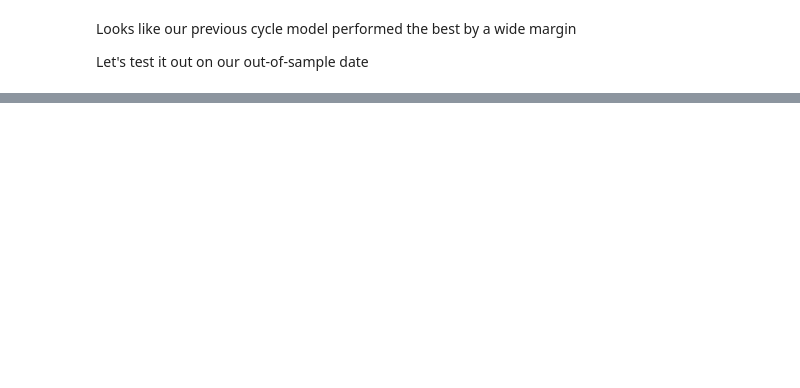
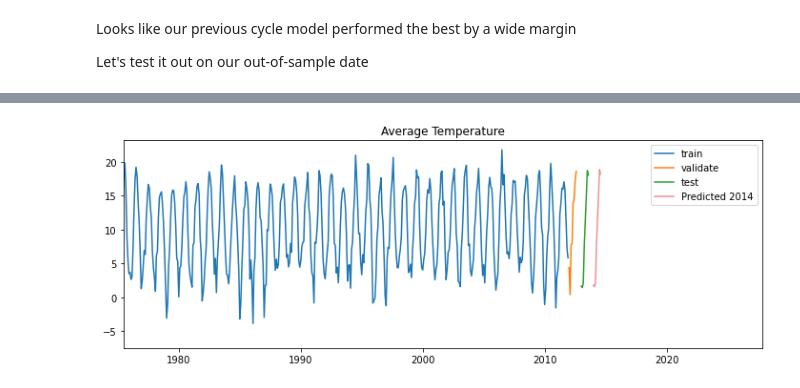
Before and after one commit to ForrestMccrosky/time-series-exercises, a Jupyter notebook: time_series_project.ipynb, the cells around one changed output, grey strips where cells are left out. Drawn from its saved outputs; the diff is of its cells as text; code cells hidden in the pictures; blank space fills up the shorter version.

```diff
--- a/time_series_project.ipynb
+++ b/time_series_project.ipynb
@@ -850,0 +899,6 @@ Let's test it out on our out-of-sample date
+# %%
+## to predict next years average temperature (2014)
+
+yhat_df = test + train.diff(365).mean()
+
+yhat_df.index = test.index + pd.Timedelta('1Y')
@@ -850,0 +918,12 @@ Let's test it out on our out-of-sample date
+# %%
+plt.figure(figsize=(12,4))
+plt.plot(train.AverageTemperature, label='train')
+plt.plot(validate.AverageTemperature, label='validate')
+plt.plot(test.AverageTemperature, label='test')
+plt.plot(yhat_df.AverageTemperature, alpha=.5, label = 'Predicted 2014')
+plt.xlim(left = 2000)
+plt.legend()
+plt.title('Average Temperature')
+plt.show()
+# %% [output]
+[figure, added]
```
Also changed, not shown: parts of 14 cells of this notebook.
